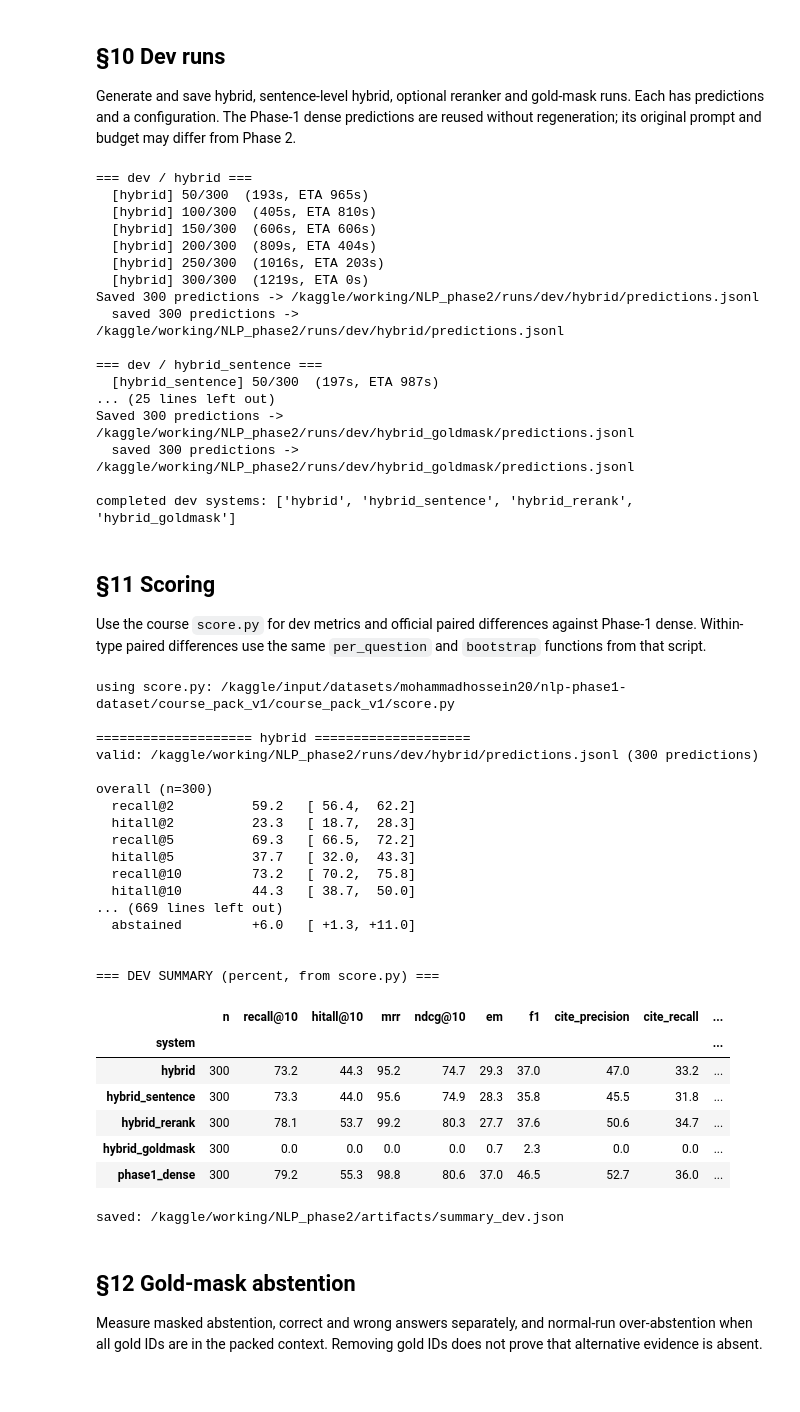
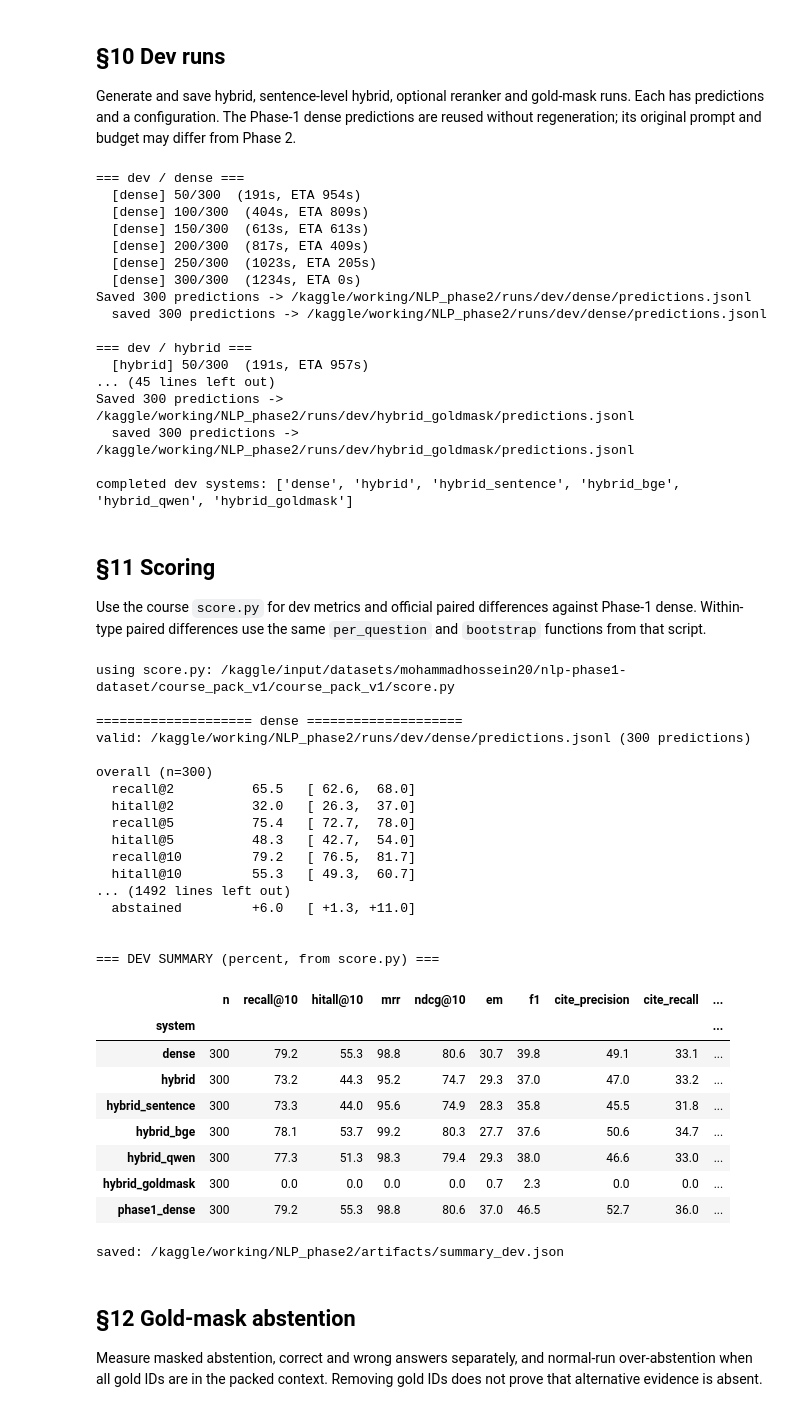
Before and after one commit to mohammad-hossein-k-gh/Advanced-NLP_Phase1, a Jupyter notebook: nlp-phase2.ipynb, the cells around one changed output. Cells and saved outputs as stored; diff of their text form; code cells hidden in the pictures.

Commit message:
Kaggle Notebook | NLP_phase2 | Version 7

```diff
--- a/nlp-phase2.ipynb
+++ b/nlp-phase2.ipynb
@@ -1899,10 +2158,11 @@ def write_run_config(system, split, path, extra=None):
         "passage_embeddings_source": PASSAGE_EMB_ORIGIN,
         "split": split,
         "description": {
-            "dense": "Phase-1 dense retrieval baseline re-run with the Phase-2 prompt",
+            "dense": "Phase-1 dense retrieval recipe regenerated with Phase-2 prompt, packing and generation settings (controlled baseline)",
             "hybrid": "Dense + hand-written BM25 fused with RRF, context packing, citations, abstention",
             "hybrid_sentence": "Sentence-level dense retrieval (max-pool) fused with passage BM25 via RRF",
-            "hybrid_rerank": "Hybrid RRF candidates re-scored by a cross-encoder reranker",
+            "hybrid_bge": "Hybrid RRF candidates reranked by BGE classifier",
+            "hybrid_qwen": "Same hybrid RRF candidates reranked by Qwen causal yes/no logits",
             "hybrid_goldmask": "Hybrid retrieval with gold documents masked (abstention experiment)",
         }.get(system, system),
         "models": {
@@ -1910,7 +2170,7 @@ def write_run_config(system, split, path, extra=None):
                     "temperature": CONFIG["temperature"]},
             "embedder": {"name": CONFIG["embedding_model"],
                          "max_sequence_length": CONFIG["embed_max_len"]},
-            "reranker": CONFIG["reranker_model"] if system == "hybrid_rerank" else None,
+            "reranker": {"hybrid_bge": CONFIG["bge_reranker_model"], "hybrid_qwen": CONFIG["qwen_reranker_model"]}.get(system),
         },
         "settings": {
             "retrieval": {
@@ -1923,7 +2183,10 @@ def write_run_config(system, split, path, extra=None):
                          "stopwords_removed": CONFIG["bm25_remove_stopwords"]},
                 "output_k": CONFIG["k_output"],
                 "context_k": CONFIG["k_context"],
-                "rerank_candidates": CONFIG["rerank_candidates"] if system == "hybrid_rerank" else None,
+                "rerank_candidates": CONFIG["rerank_candidates"] if system in ("hybrid_bge", "hybrid_qwen") else None,
+                "rerank_max_length": CONFIG["rerank_max_length"] if system in ("hybrid_bge", "hybrid_qwen") else None,
+                "rerank_batch": CONFIG["bge_rerank_batch"] if system == "hybrid_bge" else CONFIG["qwen_rerank_batch"] if system == "hybrid_qwen" else None,
+                "rerank_instruction": QWEN_RERANK_INSTRUCTION if system == "hybrid_qwen" else None,
                 "document_mask": system == "hybrid_goldmask",
             },
             "context_packing": {"max_context_tokens": CONFIG["max_context_tokens"],
@@ -2010,7 +2273,7 @@ if CONFIG["run_dev"]:
     if CONFIG["run_sentence"]:
         DEV_SYSTEMS.append("hybrid_sentence")
     if CONFIG["run_rerank"]:
-        DEV_SYSTEMS.append("hybrid_rerank")
+        DEV_SYSTEMS.extend(["hybrid_bge", "hybrid_qwen"])
     if CONFIG["run_goldmask"]:
         DEV_SYSTEMS.append("hybrid_goldmask")
 
@@ -2021,23 +2284,23 @@ for system in DEV_SYSTEMS:
 
 print("\ncompleted dev systems:", list(DEV_PREDS))
 # %% [output]
+=== dev / dense ===
+  [dense] 50/300  (191s, ETA 954s)
+  [dense] 100/300  (404s, ETA 809s)
+  [dense] 150/300  (613s, ETA 613s)
+  [dense] 200/300  (817s, ETA 409s)
+  [dense] 250/300  (1023s, ETA 205s)
+  [dense] 300/300  (1234s, ETA 0s)
+Saved 300 predictions -> /kaggle/working/NLP_phase2/runs/dev/dense/predictions.jsonl
+  saved 300 predictions -> /kaggle/working/NLP_phase2/runs/dev/dense/predictions.jsonl
+
 === dev / hybrid ===
-  [hybrid] 50/300  (193s, ETA 965s)
-  [hybrid] 100/300  (405s, ETA 810s)
-  [hybrid] 150/300  (606s, ETA 606s)
-  [hybrid] 200/300  (809s, ETA 404s)
-  [hybrid] 250/300  (1016s, ETA 203s)
-  [hybrid] 300/300  (1219s, ETA 0s)
-Saved 300 predictions -> /kaggle/working/NLP_phase2/runs/dev/hybrid/predictions.jsonl
-  saved 300 predictions -> /kaggle/working/NLP_phase2/runs/dev/hybrid/predictions.jsonl
-
-=== dev / hybrid_sentence ===
-  [hybrid_sentence] 50/300  (197s, ETA 987s)
-... (25 lines left out)
+  [hybrid] 50/300  (191s, ETA 957s)
+... (45 lines left out)
 Saved 300 predictions -> /kaggle/working/NLP_phase2/runs/dev/hybrid_goldmask/predictions.jsonl
   saved 300 predictions -> /kaggle/working/NLP_phase2/runs/dev/hybrid_goldmask/predictions.jsonl
 
-completed dev systems: ['hybrid', 'hybrid_sentence', 'hybrid_rerank', 'hybrid_goldmask']
+completed dev systems: ['dense', 'hybrid', 'hybrid_sentence', 'hybrid_bge', 'hybrid_qwen', 'hybrid_goldmask']
 # %% [markdown]
 ## §11 Scoring
 
@@ -2111,9 +2374,11 @@ if CONFIG["run_dev"]:
             if system != baseline:
                 comparisons.append((system, baseline))
     if "hybrid" in DEV_SYSTEMS:
-        for system in ("hybrid_sentence", "hybrid_rerank"):
+        for system in ("hybrid_sentence", "hybrid_bge", "hybrid_qwen"):
             if system in DEV_SYSTEMS and (system, "hybrid") not in comparisons:
                 comparisons.append((system, "hybrid"))
+    if {"hybrid_bge", "hybrid_qwen"} <= set(DEV_SYSTEMS):
+        comparisons.append(("hybrid_qwen", "hybrid_bge"))
     if "phase1_dense" in SCORES and "hybrid" in DEV_SYSTEMS:
         comparisons.append(("hybrid", "phase1_dense"))
 
@@ -2125,15 +2390,17 @@ if CONFIG["run_dev"]:
         PAIRED[f"{system}__vs__{other}"] = parse_score_output(text_out)["paired"]
         (ARTIFACT_DIR / f"paired_{system}_vs_{other}.txt").write_text(text_out, encoding="utf-8")
 
-    # Paired within-type differences use score.py's own per-question metrics and bootstrap.
+    # Paired within-type differences against controlled dense use score.py functions.
     import importlib.util as _score_import
     _score_spec = _score_import.spec_from_file_location("course_score", SCORE_PATH)
     _course_score = _score_import.module_from_spec(_score_spec)
     _score_spec.loader.exec_module(_course_score)
     _a = {str(x["qid"]): x for x in read_jsonl(pred_path("hybrid"))}
-    _b = {str(x["qid"]): x for x in read_jsonl(pred_path("phase1_dense"))}
+    if "dense" not in DEV_SYSTEMS:
+        raise RuntimeError("Controlled dense baseline is required for fair paired per-type comparisons.")
+    _b = {str(x["qid"]): x for x in read_jsonl(pred_path("dense"))}
     if set(_a) != set(_b):
-        raise ValueError("Paired comparison requires identical hybrid and Phase-1 qids.")
+        raise ValueError("Paired comparison requires identical hybrid and controlled dense qids.")
     PAIRED_BY_TYPE = {}
     for _qid in sorted(_a):
         _lab = LABELS_BY_QID[_qid]
@@ -2168,45 +2435,47 @@ if CONFIG["run_dev"]:
     print("\n=== DEV SUMMARY (percent, from score.py) ===")
     display(SUMMARY_DEV)
 
     summary_export = {
         "scores": {
             system: {
                 "overall": {m: v["value"] for m, v in s["overall"].items()},
                 "by_type": {t: {m: v["value"] for m, v in s["by_type"][t].items()}
                             for t in s["by_type"]},
                 "type_n": s["type_n"],
                 "n": s["overall_n"],
             }
             for system, s in SCORES.items()
         },
         "paired": {k: {m: v["value"] for m, v in p.items()} for k, p in PAIRED.items()},
     }
     (ARTIFACT_DIR / "summary_dev.json").write_text(
         json.dumps(summary_export, ensure_ascii=False, indent=2), encoding="utf-8")
     print("saved:", ARTIFACT_DIR / "summary_dev.json")
 # %% [output]
 using score.py: /kaggle/input/datasets/mohammadhossein20/nlp-phase1-dataset/course_pack_v1/course_pack_v1/score.py
 
-==================== hybrid ====================
-valid: /kaggle/working/NLP_phase2/runs/dev/hybrid/predictions.jsonl (300 predictions)
+==================== dense ====================
+valid: /kaggle/working/NLP_phase2/runs/dev/dense/predictions.jsonl (300 predictions)
 
 overall (n=300)
-  recall@2          59.2   [ 56.4,  62.2]
-  hitall@2          23.3   [ 18.7,  28.3]
-  recall@5          69.3   [ 66.5,  72.2]
-  hitall@5          37.7   [ 32.0,  43.3]
-  recall@10         73.2   [ 70.2,  75.8]
-  hitall@10         44.3   [ 38.7,  50.0]
-... (669 lines left out)
+  recall@2          65.5   [ 62.6,  68.0]
+  hitall@2          32.0   [ 26.3,  37.0]
+  recall@5          75.4   [ 72.7,  78.0]
+  hitall@5          48.3   [ 42.7,  54.0]
+  recall@10         79.2   [ 76.5,  81.7]
+  hitall@10         55.3   [ 49.3,  60.7]
+... (1492 lines left out)
   abstained         +6.0   [ +1.3, +11.0]
 
 
 === DEV SUMMARY (percent, from score.py) ===
 |  | n | recall@10 | hitall@10 | mrr | ndcg@10 | em | f1 | cite_precision | cite_recall | ... |
 | system |  |  |  |  |  |  |  |  |  | ... |
+| dense | 300 | 79.2 | 55.3 | 98.8 | 80.6 | 30.7 | 39.8 | 49.1 | 33.1 | ... |
 | hybrid | 300 | 73.2 | 44.3 | 95.2 | 74.7 | 29.3 | 37.0 | 47.0 | 33.2 | ... |
 | hybrid_sentence | 300 | 73.3 | 44.0 | 95.6 | 74.9 | 28.3 | 35.8 | 45.5 | 31.8 | ... |
-| hybrid_rerank | 300 | 78.1 | 53.7 | 99.2 | 80.3 | 27.7 | 37.6 | 50.6 | 34.7 | ... |
+| hybrid_bge | 300 | 78.1 | 53.7 | 99.2 | 80.3 | 27.7 | 37.6 | 50.6 | 34.7 | ... |
+| hybrid_qwen | 300 | 77.3 | 51.3 | 98.3 | 79.4 | 29.3 | 38.0 | 46.6 | 33.0 | ... |
 | hybrid_goldmask | 300 | 0.0 | 0.0 | 0.0 | 0.0 | 0.7 | 2.3 | 0.0 | 0.0 | ... |
 | phase1_dense | 300 | 79.2 | 55.3 | 98.8 | 80.6 | 37.0 | 46.5 | 52.7 | 36.0 | ... |
 saved: /kaggle/working/NLP_phase2/artifacts/summary_dev.json
```
Also changed, not shown: parts of 17 cells of this notebook.
